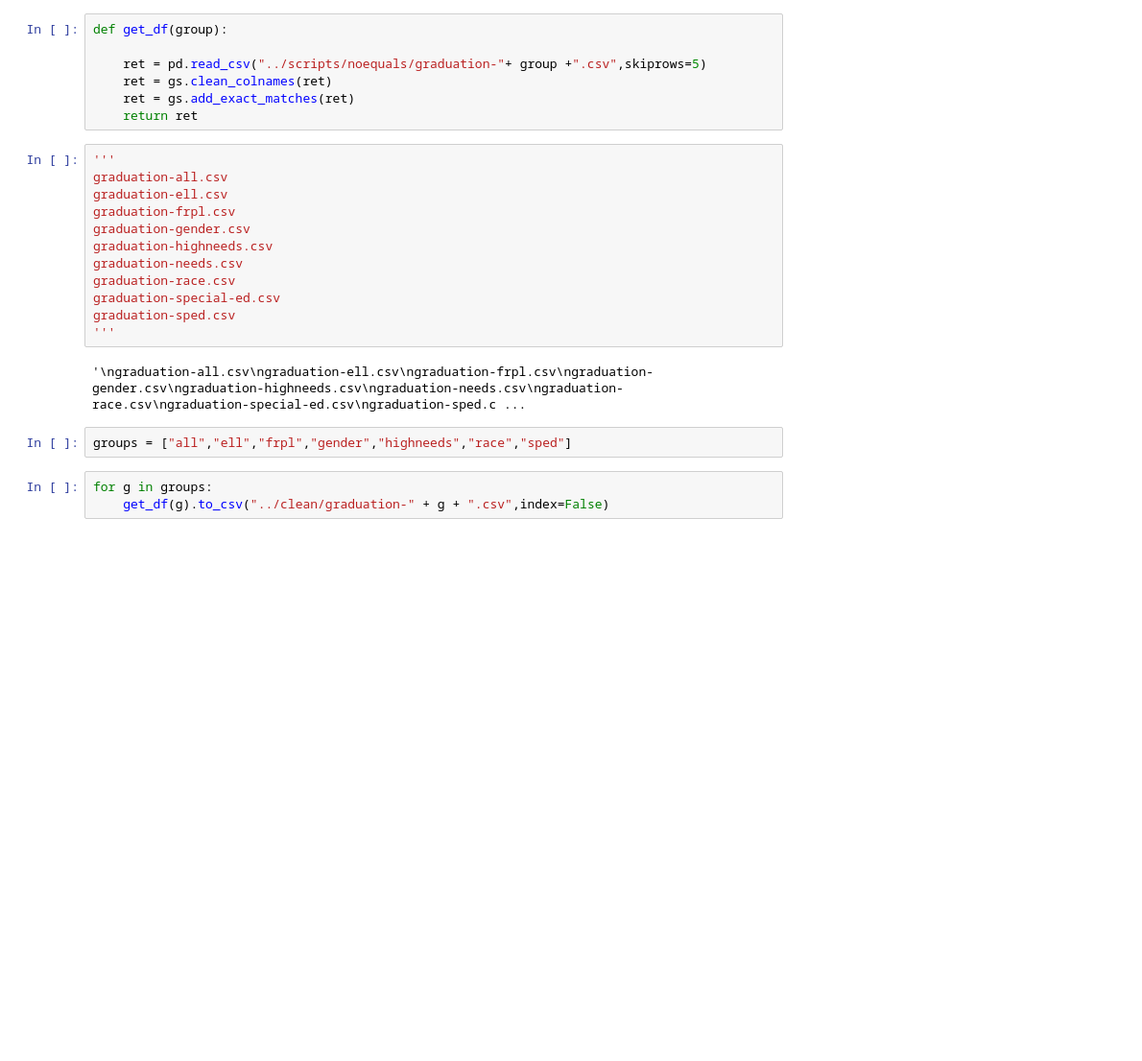
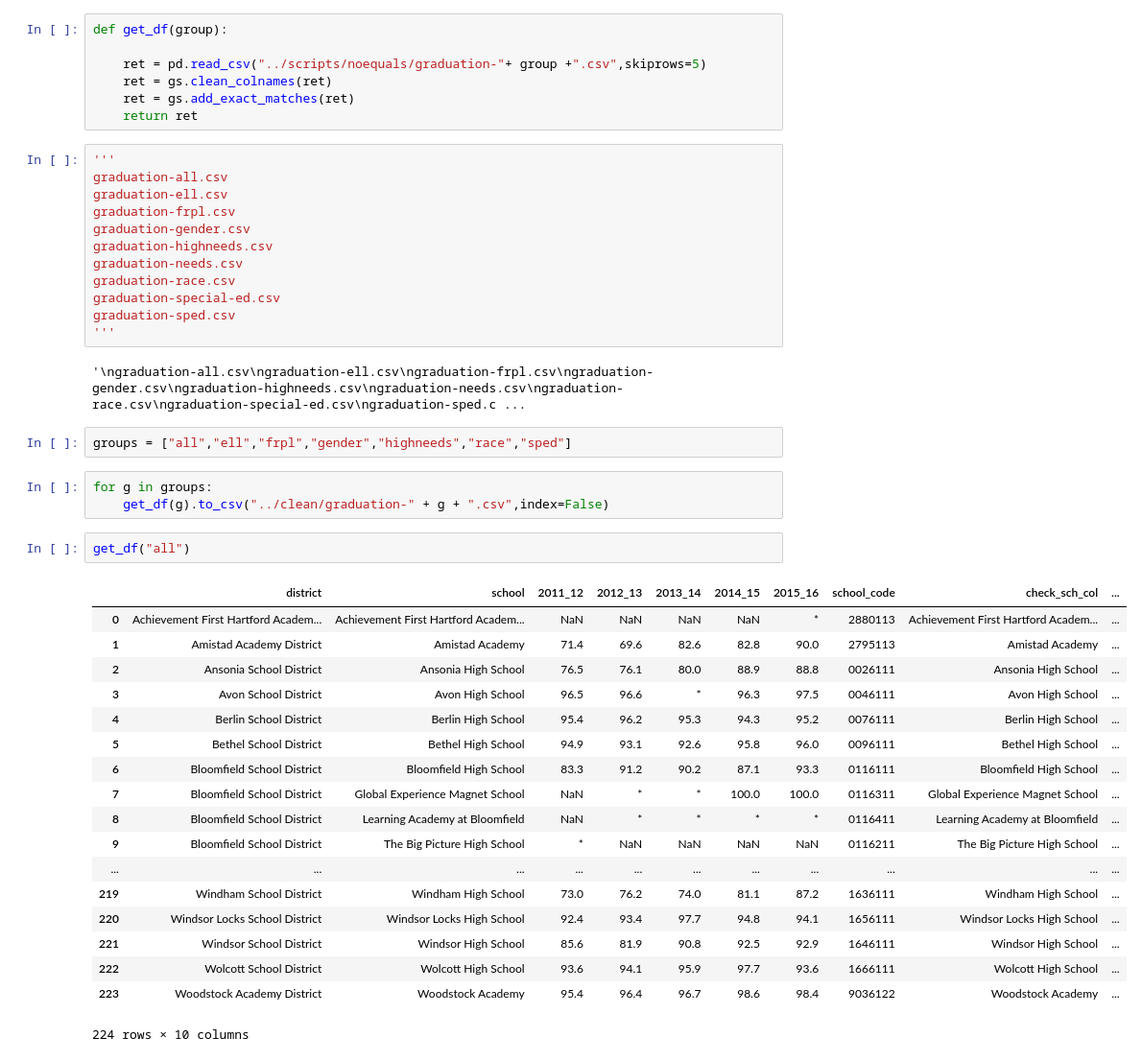
Before and after one commit to jakekara/schools-db-data, a Jupyter notebook: pandas/Graduation rates by subgroup.ipynb, the cells around one changed output. Shown at 96% size. Saved outputs shown, nothing was run; the diff lists cells and outputs as text; blank space fills up the shorter version.

```diff
--- a/pandas/Graduation rates by subgroup.ipynb
+++ b/pandas/Graduation rates by subgroup.ipynb
@@ -27,3 +27,24 @@ groups = ["all","ell","frpl","gender","highneeds","race","sped"]
 # %%
 for g in groups:
     get_df(g).to_csv("../clean/graduation-" + g + ".csv",index=False)
+# %%
+get_df("all")
+# %% [output]
+|  | district | school | 2011_12 | 2012_13 | 2013_14 | 2014_15 | 2015_16 | school_code | check_sch_col | ... |
+| 0 | Achievement First Hartford Academ... | Achievement First Hartford Academ... | NaN | NaN | NaN | NaN | * | 2880113 | Achievement First Hartford Academ... | ... |
+| 1 | Amistad Academy District | Amistad Academy | 71.4 | 69.6 | 82.6 | 82.8 | 90.0 | 2795113 | Amistad Academy | ... |
+| 2 | Ansonia School District | Ansonia High School | 76.5 | 76.1 | 80.0 | 88.9 | 88.8 | 0026111 | Ansonia High School | ... |
+| 3 | Avon School District | Avon High School | 96.5 | 96.6 | * | 96.3 | 97.5 | 0046111 | Avon High School | ... |
+| 4 | Berlin School District | Berlin High School | 95.4 | 96.2 | 95.3 | 94.3 | 95.2 | 0076111 | Berlin High School | ... |
+| 5 | Bethel School District | Bethel High School | 94.9 | 93.1 | 92.6 | 95.8 | 96.0 | 0096111 | Bethel High School | ... |
+| 6 | Bloomfield School District | Bloomfield High School | 83.3 | 91.2 | 90.2 | 87.1 | 93.3 | 0116111 | Bloomfield High School | ... |
+| 7 | Bloomfield School District | Global Experience Magnet School | NaN | * | * | 100.0 | 100.0 | 0116311 | Global Experience Magnet School | ... |
+| 8 | Bloomfield School District | Learning Academy at Bloomfield | NaN | * | * | * | * | 0116411 | Learning Academy at Bloomfield | ... |
+| 9 | Bloomfield School District | The Big Picture High School | * | NaN | NaN | NaN | NaN | 0116211 | The Big Picture High School | ... |
+| ... | ... | ... | ... | ... | ... | ... | ... | ... | ... | ... |
+| 219 | Windham School District | Windham High School | 73.0 | 76.2 | 74.0 | 81.1 | 87.2 | 1636111 | Windham High School | ... |
+| 220 | Windsor Locks School District | Windsor Locks High School | 92.4 | 93.4 | 97.7 | 94.8 | 94.1 | 1656111 | Windsor Locks High School | ... |
+| 221 | Windsor School District | Windsor High School | 85.6 | 81.9 | 90.8 | 92.5 | 92.9 | 1646111 | Windsor High School | ... |
+| 222 | Wolcott School District | Wolcott High School | 93.6 | 94.1 | 95.9 | 97.7 | 93.6 | 1666111 | Wolcott High School | ... |
+| 223 | Woodstock Academy District | Woodstock Academy | 95.4 | 96.4 | 96.7 | 98.6 | 98.4 | 9036122 | Woodstock Academy | ... |
+224 rows × 10 columns
```
Also changed, not shown: 20 other files.
